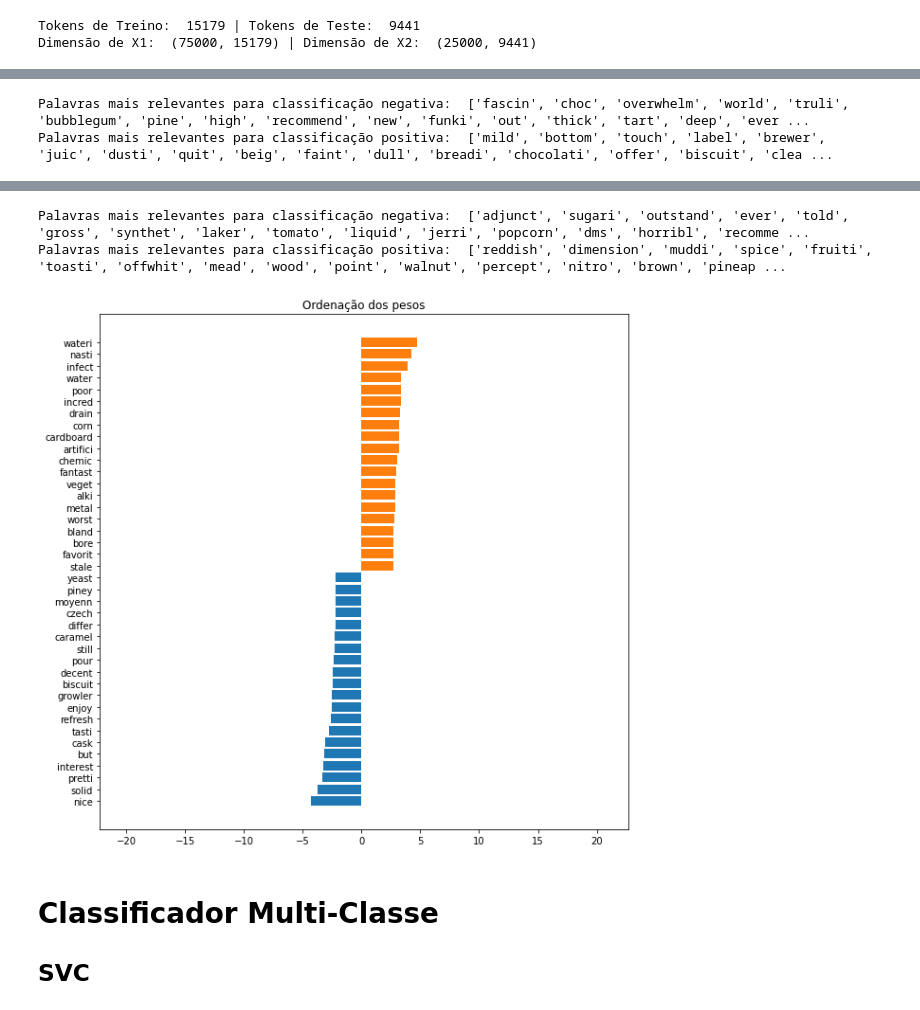
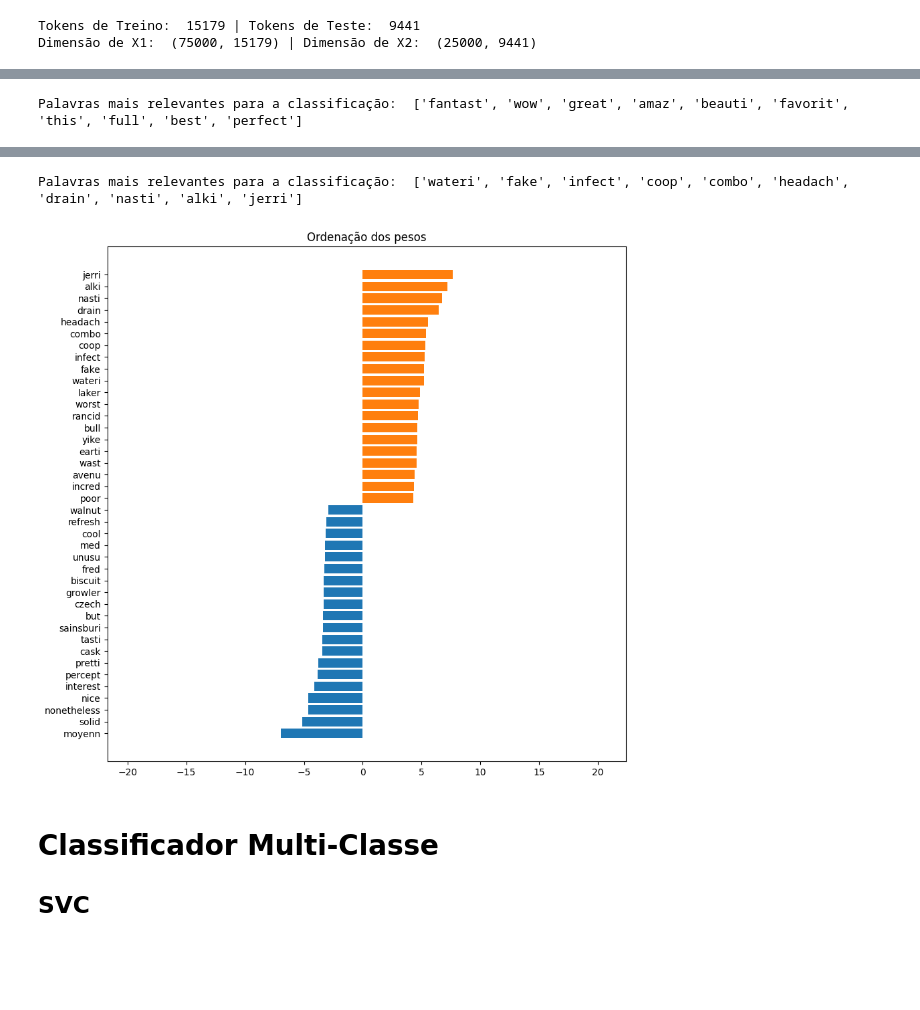
Before and after one commit to DuarteGoncalves04/aa-repo, a Jupyter notebook: Projeto/A46484.ipynb, the cells around one changed output, grey strips where cells are left out. Saved outputs shown, nothing was run; the diff lists cells and outputs as text; code cells hidden in the pictures; blank space fills up the shorter version.

```diff
--- a/Projeto/A46484.ipynb
+++ b/Projeto/A46484.ipynb
@@ -667,6 +618,5 @@ Matriz de Confusão:
 # %%
-SVM_Vocabulary(rl_ts_pos)
-SVM_Vocabulary(rl_ts_neg)
+Vocabulary(rl_ts_pos)
+Vocabulary(rl_ts_neg)
 # %% [output]
-Palavras mais relevantes para classificação negativa:  ['fascin', 'choc', 'overwhelm', 'world', 'truli', 'bubblegum', 'pine', 'high', 'recommend', 'new', 'funki', 'out', 'thick', 'tart', 'deep', 'ever ...
-Palavras mais relevantes para classificação positiva:  ['mild', 'bottom', 'touch', 'label', 'brewer', 'juic', 'dusti', 'quit', 'beig', 'faint', 'dull', 'breadi', 'chocolati', 'offer', 'biscuit', 'clea ...
+Palavras mais relevantes para a classificação:  ['fantast', 'wow', 'great', 'amaz', 'beauti', 'favorit', 'this', 'full', 'best', 'perfect']
@@ -674,6 +624,5 @@ Palavras mais relevantes para classificação positiva:  ['mild', 'bottom', 'tou
-Palavras mais relevantes para classificação negativa:  ['adjunct', 'sugari', 'outstand', 'ever', 'told', 'gross', 'synthet', 'laker', 'tomato', 'liquid', 'jerri', 'popcorn', 'dms', 'horribl', 'recomme ...
-Palavras mais relevantes para classificação positiva:  ['reddish', 'dimension', 'muddi', 'spice', 'fruiti', 'toasti', 'offwhit', 'mead', 'wood', 'point', 'walnut', 'percept', 'nitro', 'brown', 'pineap ...
+Palavras mais relevantes para a classificação:  ['wateri', 'fake', 'infect', 'coop', 'combo', 'headach', 'drain', 'nasti', 'alki', 'jerri']
-[figure, old version]
+[figure, new version]
 # %% [markdown]
 # Classificador Multi-Classe
 ## SVC
```
Also changed, not shown: parts of 31 cells of this notebook, 16 other files.
